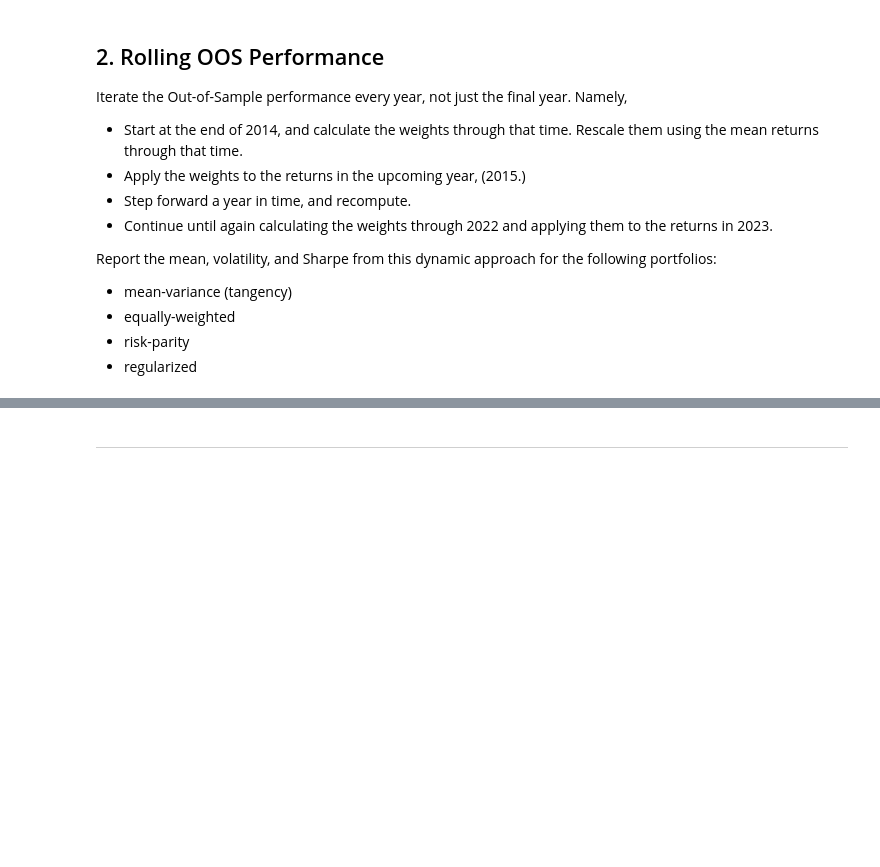
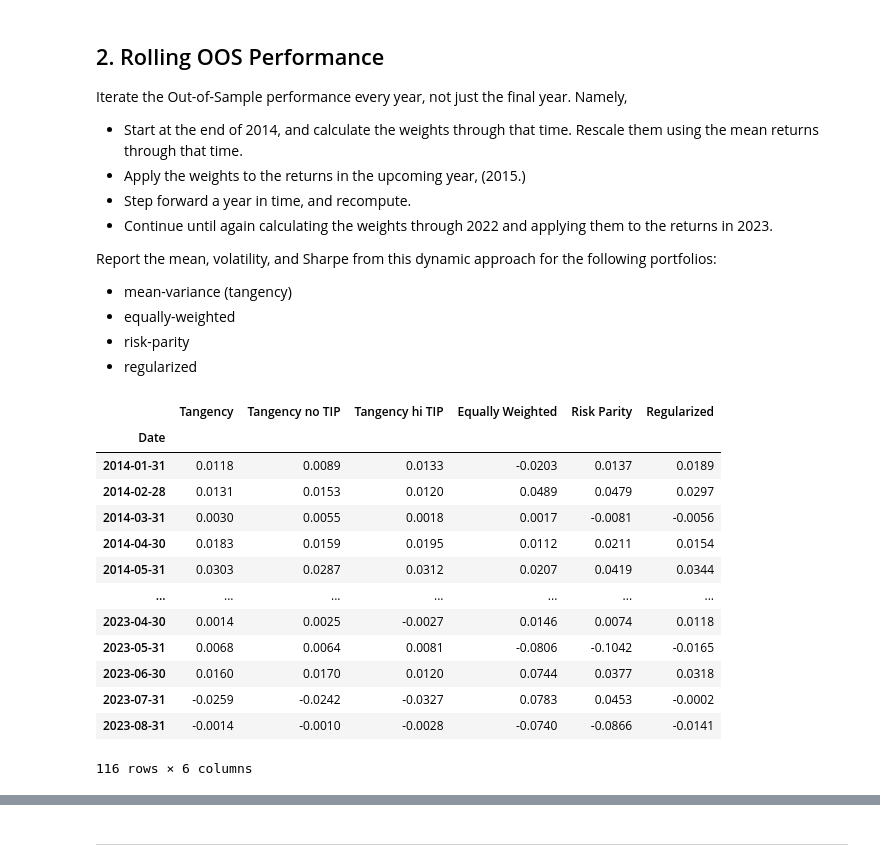
Before and after one commit to chew-in/Quantitative_Portfolio_Manager, a Jupyter notebook: homework/hw1_CY.ipynb, the cells around one changed output, grey strips where cells are left out. Drawn from its saved outputs; the diff is of its cells as text; code cells hidden in the pictures; blank space fills up the shorter version.

```diff
--- a/homework/hw1_CY.ipynb
+++ b/homework/hw1_CY.ipynb
@@ -547,3 +536,61 @@ Report the mean, volatility, and Sharpe from this dynamic approach for the follo
 * equally-weighted
 * risk-parity
 * regularized
+# %%
+def rolling_oos(returns, year_start=2013, year_end=2023, target_mean=0.015, TIP_adj=0.0012):
+    """Calculate rolling OOS portfolio performance across multiple years.
+    returns: index with dates (2009-04-30 to 2023-08-31), columns with asets
+    returns portOOS: index with dates (2009-04-30 to 2023-08-31), columns with different portfolio strategies
+    returns_IS, returns_OOS: filtered, including a date columnindexed by date, columns with assets"""
+
+    returns = returns.set_index('Date')
+    portOOS = pd.DataFrame(index=returns.index, columns=['Tangency', 'Tangency no TIP',
+                                                        'Tangency hi TIP', 'Equally Weighted',
+                                                        'Risk Parity', 'Regularized'], dtype=float)
+
+    for current_year in range(year_start, year_end):
+        # in-sample data preparation
+        returns_IS = returns.loc[:str(current_year)]
+        returns_OOS = returns.loc[str(current_year + 1)]
+
+        # TIPS adjusted
+        returns_hi_tips_IS = returns_IS.copy()
+        returns_hi_tips_IS['TIP'] += TIP_adj
+
+        weights_IS = pd.DataFrame(index=returns_IS.columns)
+
+        # special weights calculation
+        w_t_no_tips_IS.loc['TIP'] = 0
+
+        # assign pre-scaled weights
+        weights_IS['Tangency'] = tangency_weights(returns_IS)
+        weights_IS['Tangency no TIP'] = tangency_weights(returns_IS.drop(columns=['TIP'])).reindex(returns_IS.columns, fill_value=0)
+        weights_IS['Tangency hi TIP'] = tangency_weights(returns_hi_tips_IS)
+        weights_IS['Equally Weighted'] = 1 / len(returns_IS.columns)
+        weights_IS['Risk Parity'] = 1 / returns_IS.var()
+        weights_IS['Regularized'] = tangency_weights(returns_IS, shrinkage = 0.5)
+
+        # Rescale weights
+        weights_IS *= target_mean / (returns_IS.mean() @ weights_IS)
+
+        # Apply weights to OOS returns
+        portOOS.loc[str(current_year + 1)] = returns_OOS @ weights_IS
+
+    return portOOS.dropna()
+
+rolling_oos(multi_asset_etf_excess_ret)
+# %% [output]
+|  | Tangency | Tangency no TIP | Tangency hi TIP | Equally Weighted | Risk Parity | Regularized |
+| Date |  |  |  |  |  |  |
+| 2014-01-31 | 0.0118 | 0.0089 | 0.0133 | -0.0203 | 0.0137 | 0.0189 |
+| 2014-02-28 | 0.0131 | 0.0153 | 0.0120 | 0.0489 | 0.0479 | 0.0297 |
+| 2014-03-31 | 0.0030 | 0.0055 | 0.0018 | 0.0017 | -0.0081 | -0.0056 |
+| 2014-04-30 | 0.0183 | 0.0159 | 0.0195 | 0.0112 | 0.0211 | 0.0154 |
+| 2014-05-31 | 0.0303 | 0.0287 | 0.0312 | 0.0207 | 0.0419 | 0.0344 |
+| ... | ... | ... | ... | ... | ... | ... |
+| 2023-04-30 | 0.0014 | 0.0025 | -0.0027 | 0.0146 | 0.0074 | 0.0118 |
+| 2023-05-31 | 0.0068 | 0.0064 | 0.0081 | -0.0806 | -0.1042 | -0.0165 |
+| 2023-06-30 | 0.0160 | 0.0170 | 0.0120 | 0.0744 | 0.0377 | 0.0318 |
+| 2023-07-31 | -0.0259 | -0.0242 | -0.0327 | 0.0783 | 0.0453 | -0.0002 |
+| 2023-08-31 | -0.0014 | -0.0010 | -0.0028 | -0.0740 | -0.0866 | -0.0141 |
+116 rows × 6 columns
```
Also changed, not shown: parts of 9 cells of this notebook.
